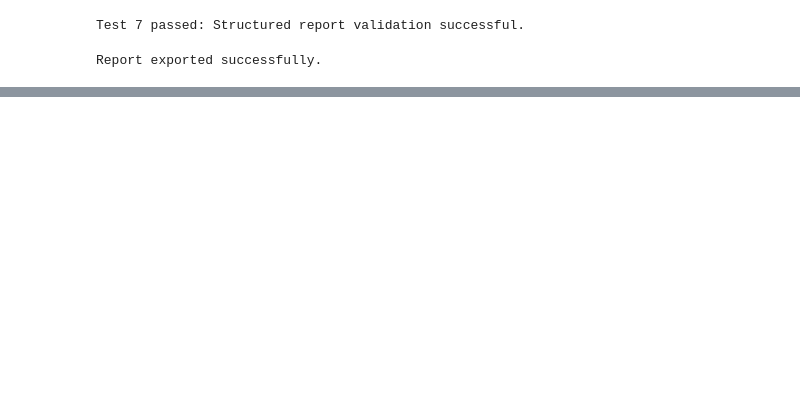
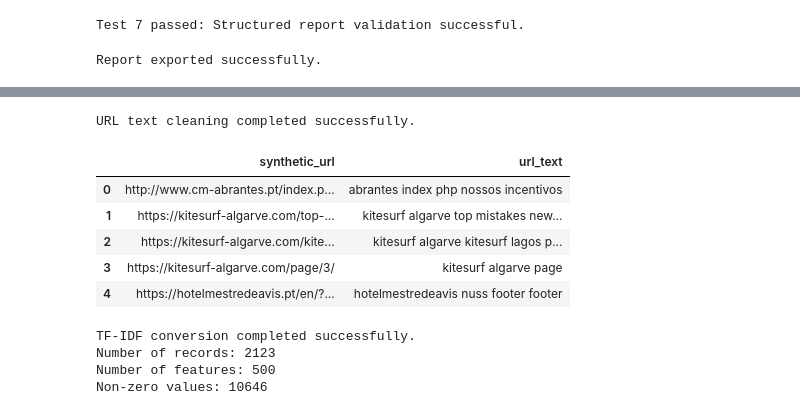
Before and after one commit to asl0180/-my-first-website, a Jupyter notebook: UntitBrowser_Artefact_clusteringled6.ipynb, the cells around one changed output, grey strips where cells are left out. Saved outputs shown, nothing was run; the diff lists cells and outputs as text; code cells hidden in the pictures; blank space fills up the shorter version.

```diff
--- a/UntitBrowser_Artefact_clusteringled6.ipynb
+++ b/UntitBrowser_Artefact_clusteringled6.ipynb
@@ -1282,0 +1346,11 @@ files.download("browser_artefact_analysis_report.csv")
+# %%
+df_test = load_and_prepare_data(
+    "/content/synthetic-browsing-history-PT_1.csv"
+)
+
+print("Dataset loaded successfully.")
+print("Number of records:", len(df_test))
+print("Number of columns:", len(df_test.columns))
+
+print("\nDataset preview:")
+display(df_test.head())
@@ -1282,0 +1369,66 @@ files.download("browser_artefact_analysis_report.csv")
+# %%
+import re
+
+def clean_url_text(text):
+
+    # Extract useful words from the URL
+    tokens = re.findall(
+        r"[a-zA-Z][a-zA-Z0-9]{2,}",
+        text
+    )
+
+    # Remove unnecessary words
+    custom_stop_words = [
+        "www", "com", "pt", "http", "https"
+    ]
+
+    tokens = [
+        token for token in tokens
+        if token.lower() not in custom_stop_words
+    ]
+
+    return " ".join(tokens)
+
+
+# Apply text cleaning to every URL
+df_test["url_text"] = df_test["synthetic_url"].apply(
+    clean_url_text
+)
+
+print("URL text cleaning completed successfully.")
+
+display(
+    df_test[["synthetic_url", "url_text"]].head()
+)
+# %% [output]
+URL text cleaning completed successfully.
+|  | synthetic_url | url_text |
+| 0 | http://www.cm-abrantes.pt/index.p... | abrantes index php nossos incentivos |
+| 1 | https://kitesurf-algarve.com/top-... | kitesurf algarve top mistakes new... |
+| 2 | https://kitesurf-algarve.com/kite... | kitesurf algarve kitesurf lagos p... |
+| 3 | https://kitesurf-algarve.com/page/3/ | kitesurf algarve page |
+| 4 | https://hotelmestredeavis.pt/en/?... | hotelmestredeavis nuss footer footer |
+# %%
+from sklearn.feature_extraction.text import TfidfVectorizer
+
+# Create the TF-IDF vectorizer
+vectorizer = TfidfVectorizer(
+    lowercase=True,
+    stop_words="english",
+    max_features=500
+)
+
+# Convert cleaned URL text into numerical features
+tfidf_matrix = vectorizer.fit_transform(
+    df_test["url_text"]
+)
+
+print("TF-IDF conversion completed successfully.")
+print("Number of records:", tfidf_matrix.shape[0])
+print("Number of features:", tfidf_matrix.shape[1])
+print("Non-zero values:", tfidf_matrix.nnz)
+# %% [output]
+TF-IDF conversion completed successfully.
+Number of records: 2123
+Number of features: 500
+Non-zero values: 10646
```
Also changed, not shown: parts of 7 cells of this notebook.
